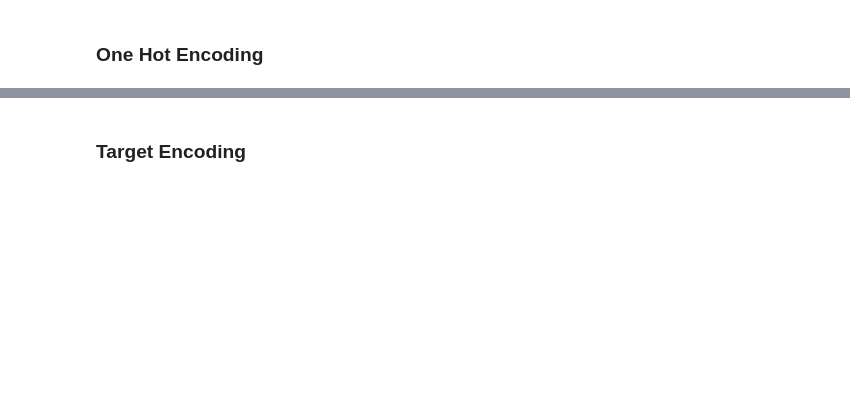
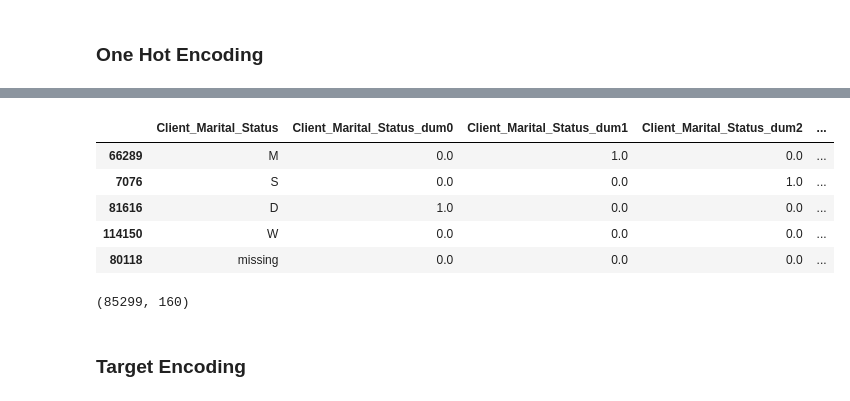
Before and after one commit to JCaballerot/Credit-Scoring, a Jupyter notebook: CreditScoring/Lab_Automobile_Loan_Default.ipynb, the cells around one changed output, grey strips where cells are left out. Drawn from its saved outputs; the diff is of its cells as text; code cells hidden in the pictures; blank space fills up the shorter version.

```diff
--- a/CreditScoring/Lab_Automobile_Loan_Default.ipynb
+++ b/CreditScoring/Lab_Automobile_Loan_Default.ipynb
@@ -133,6 +219,7 @@ pddf.replace({'@': None,
               '&': None,
               'x': None,
               '$': None,
+              'XNA' : None,
               '#VALUE!': None}, inplace = True)
 # %%
 # convert Series
@@ -291,3 +490,16 @@ X_train[categorical_features + list_dummys].head()
+# %%
+X_train[[x for x in X_train.columns.tolist() if 'Marital_Status' in x]].drop_duplicates()
+# %% [output]
+|  | Client_Marital_Status | Client_Marital_Status_dum0 | Client_Marital_Status_dum1 | Client_Marital_Status_dum2 | ... |
+| 66289 | M | 0.0 | 1.0 | 0.0 | ... |
+| 7076 | S | 0.0 | 0.0 | 1.0 | ... |
+| 81616 | D | 1.0 | 0.0 | 0.0 | ... |
+| 114150 | W | 0.0 | 0.0 | 0.0 | ... |
+| 80118 | missing | 0.0 | 0.0 | 0.0 | ... |
+# %%
+X_train.shape
+# %% [output]
+(85299, 160)
 # %% [markdown]
 <h3>Target Encoding</h3>
 # %%
```
Also changed, not shown: parts of 43 cells of this notebook.
